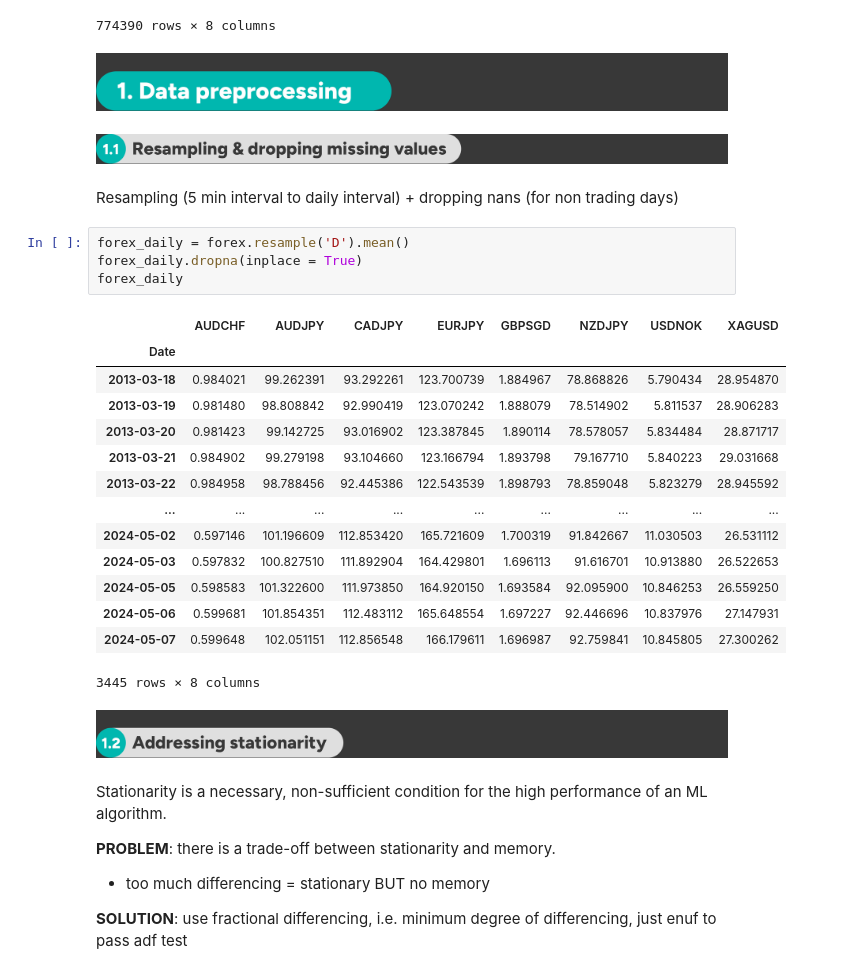
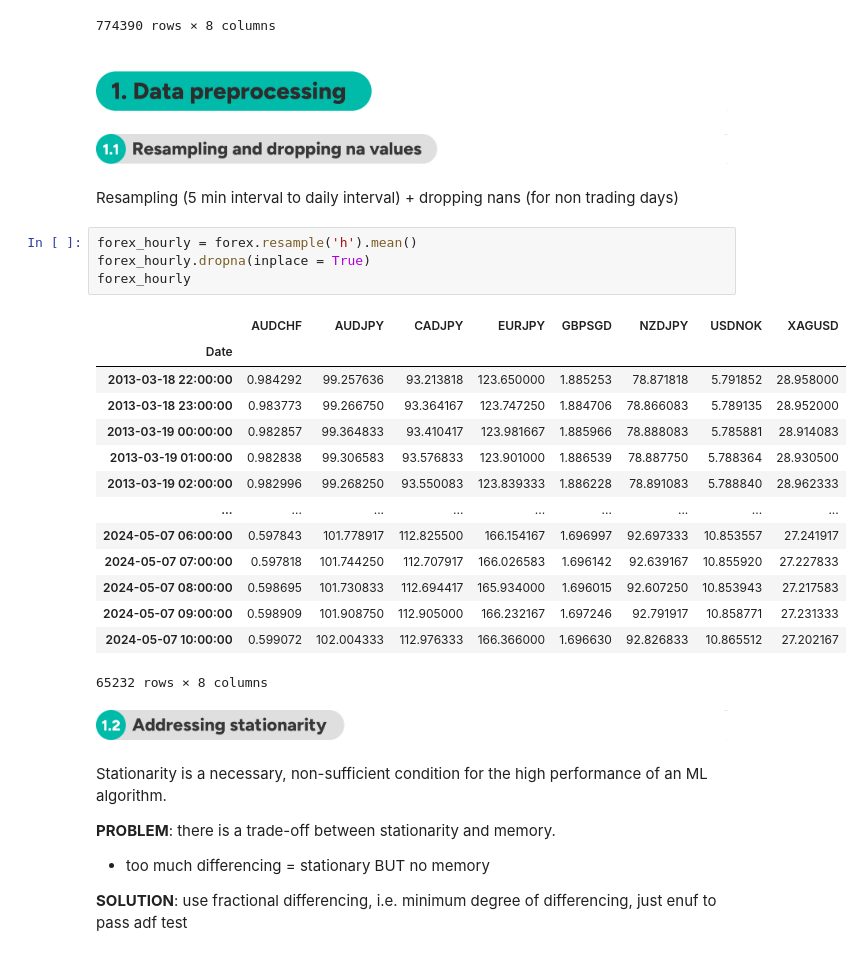
Before and after one commit to kellyle404/backtest_overfit, a Jupyter notebook: 🍀🌸🌿BACKTEST_OVERFITTING_CODES.ipynb, the cells around one changed output. Saved outputs shown, nothing was run; the diff lists cells and outputs as text.

```diff
--- a/🍀🌸🌿BACKTEST_OVERFITTING_CODES.ipynb
+++ b/🍀🌸🌿BACKTEST_OVERFITTING_CODES.ipynb
@@ -46,32 +46,32 @@ forex
 | 2024-05-07 10:25:00 | 0.59939 | 102.044 | 112.979 | 166.374 | 1.69697 | 92.848 | 10.86261 | 27.218 |
 774390 rows × 8 columns
 # %% [markdown]
-![1.png](embedded-picture-1-old)
+![1.png](embedded-picture-1-new)
 # %% [markdown]
-![1.1.png](embedded-picture-1-old)
+![1.1.png](embedded-picture-1-new)
 # %% [markdown]
 Resampling (5 min interval to daily interval) + dropping nans (for non trading days)
 # %%
-forex_daily = forex.resample('D').mean()
-forex_daily.dropna(inplace = True)
-forex_daily
+forex_hourly = forex.resample('h').mean()
+forex_hourly.dropna(inplace = True)
+forex_hourly
 # %% [output]
 |  | AUDCHF | AUDJPY | CADJPY | EURJPY | GBPSGD | NZDJPY | USDNOK | XAGUSD |
 | Date |  |  |  |  |  |  |  |  |
-| 2013-03-18 | 0.984021 | 99.262391 | 93.292261 | 123.700739 | 1.884967 | 78.868826 | 5.790434 | 28.954870 |
-| 2013-03-19 | 0.981480 | 98.808842 | 92.990419 | 123.070242 | 1.888079 | 78.514902 | 5.811537 | 28.906283 |
-| 2013-03-20 | 0.981423 | 99.142725 | 93.016902 | 123.387845 | 1.890114 | 78.578057 | 5.834484 | 28.871717 |
-| 2013-03-21 | 0.984902 | 99.279198 | 93.104660 | 123.166794 | 1.893798 | 79.167710 | 5.840223 | 29.031668 |
-| 2013-03-22 | 0.984958 | 98.788456 | 92.445386 | 122.543539 | 1.898793 | 78.859048 | 5.823279 | 28.945592 |
+| 2013-03-18 22:00:00 | 0.984292 | 99.257636 | 93.213818 | 123.650000 | 1.885253 | 78.871818 | 5.791852 | 28.958000 |
+| 2013-03-18 23:00:00 | 0.983773 | 99.266750 | 93.364167 | 123.747250 | 1.884706 | 78.866083 | 5.789135 | 28.952000 |
+| 2013-03-19 00:00:00 | 0.982857 | 99.364833 | 93.410417 | 123.981667 | 1.885966 | 78.888083 | 5.785881 | 28.914083 |
+| 2013-03-19 01:00:00 | 0.982838 | 99.306583 | 93.576833 | 123.901000 | 1.886539 | 78.887750 | 5.788364 | 28.930500 |
+| 2013-03-19 02:00:00 | 0.982996 | 99.268250 | 93.550083 | 123.839333 | 1.886228 | 78.891083 | 5.788840 | 28.962333 |
 | ... | ... | ... | ... | ... | ... | ... | ... | ... |
-| 2024-05-02 | 0.597146 | 101.196609 | 112.853420 | 165.721609 | 1.700319 | 91.842667 | 11.030503 | 26.531112 |
-| 2024-05-03 | 0.597832 | 100.827510 | 111.892904 | 164.429801 | 1.696113 | 91.616701 | 10.913880 | 26.522653 |
-| 2024-05-05 | 0.598583 | 101.322600 | 111.973850 | 164.920150 | 1.693584 | 92.095900 | 10.846253 | 26.559250 |
-| 2024-05-06 | 0.599681 | 101.854351 | 112.483112 | 165.648554 | 1.697227 | 92.446696 | 10.837976 | 27.147931 |
-| 2024-05-07 | 0.599648 | 102.051151 | 112.856548 | 166.179611 | 1.696987 | 92.759841 | 10.845805 | 27.300262 |
+| 2024-05-07 06:00:00 | 0.597843 | 101.778917 | 112.825500 | 166.154167 | 1.696997 | 92.697333 | 10.853557 | 27.241917 |
+| 2024-05-07 07:00:00 | 0.597818 | 101.744250 | 112.707917 | 166.026583 | 1.696142 | 92.639167 | 10.855920 | 27.227833 |
+| 2024-05-07 08:00:00 | 0.598695 | 101.730833 | 112.694417 | 165.934000 | 1.696015 | 92.607250 | 10.853943 | 27.217583 |
+| 2024-05-07 09:00:00 | 0.598909 | 101.908750 | 112.905000 | 166.232167 | 1.697246 | 92.791917 | 10.858771 | 27.231333 |
+| 2024-05-07 10:00:00 | 0.599072 | 102.004333 | 112.976333 | 166.366000 | 1.696630 | 92.826833 | 10.865512 | 27.202167 |
-3445 rows × 8 columns
+65232 rows × 8 columns
 # %% [markdown]
-![1.2.png](embedded-picture-1-old)
+![1.2.png](embedded-picture-1-new)
 # %% [markdown]
 Stationarity is a necessary, non-sufficient condition for the high performance of an ML algorithm.
 
```
Also changed, not shown: parts of 66 cells of this notebook, 1 other file.
